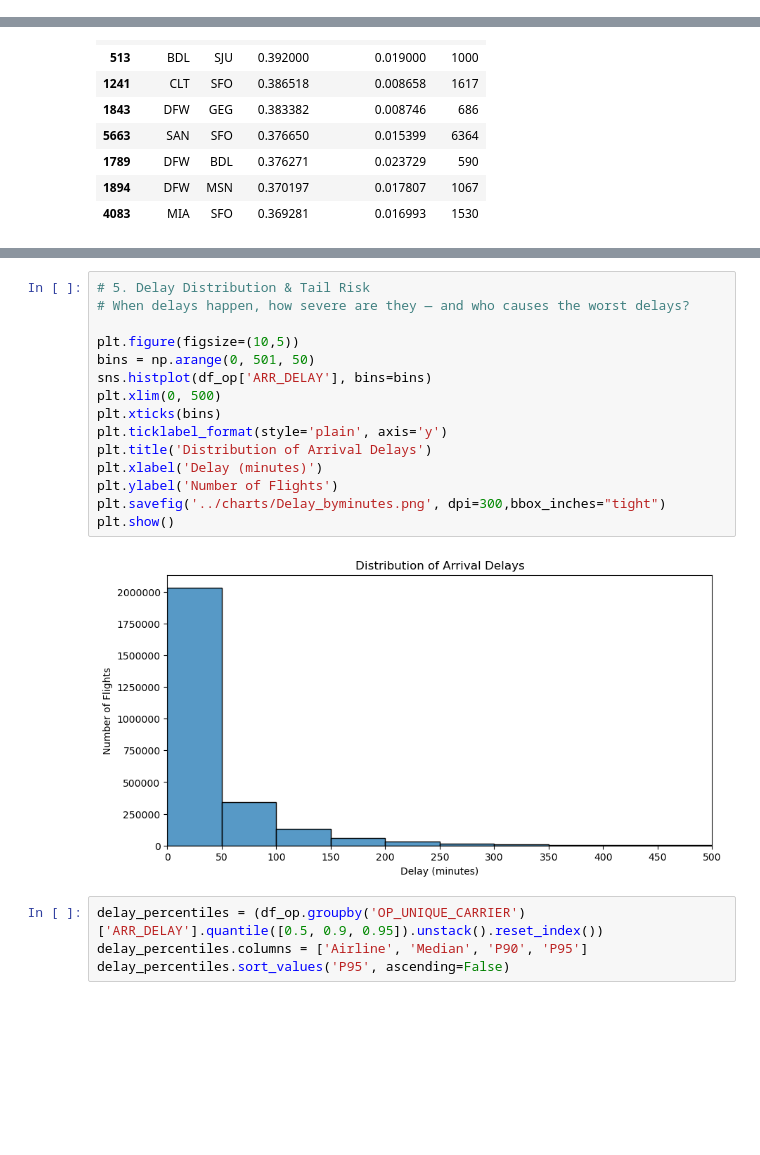
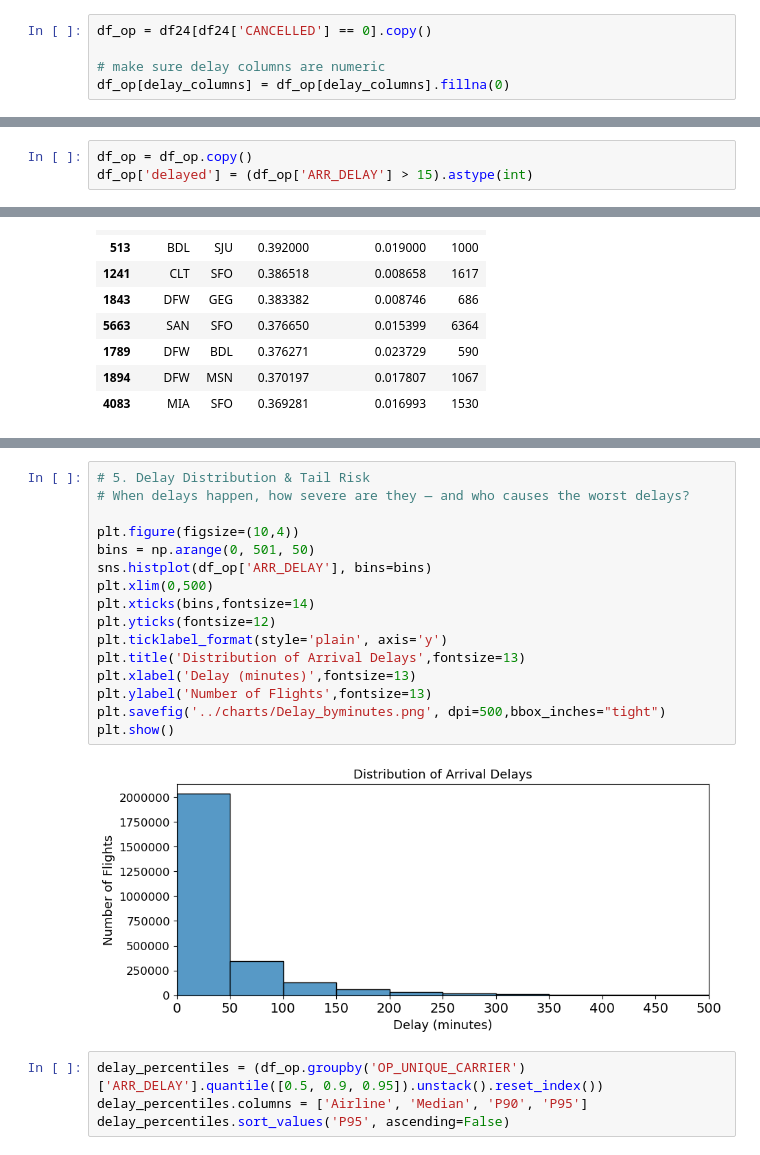
Before and after one commit to divyavegi/Capstone-Flight-Delay-and-Cancellation-, a Jupyter notebook: notebook/Flights.ipynb, the cells around one changed output, grey strips where cells are left out. Cells and saved outputs as stored; diff of their text form; blank space fills up the shorter version.

```diff
--- a/notebook/Flights.ipynb
+++ b/notebook/Flights.ipynb
@@ -374,0 +457,5 @@ cancel_rate
+# %%
+df_op = df24[df24['CANCELLED'] == 0].copy()
+
+# make sure delay columns are numeric
+df_op[delay_columns] = df_op[delay_columns].fillna(0)
@@ -415,3 +632,6 @@ plt.show()
+# %%
+df_op = df_op.copy()
+df_op['delayed'] = (df_op['ARR_DELAY'] > 15).astype(int)
 # %%
 #Airline Reliability & Consistency
 #Metrics: delay rate, avg delay, variability, extreme delays, cancellations
@@ -597,20 +881,21 @@ df24[(df24['ORIGIN']== 'EYW') & (df24['DEST']== 'DFW')]
 # %%
 # 5. Delay Distribution & Tail Risk
 # When delays happen, how severe are they — and who causes the worst delays?
 
-plt.figure(figsize=(10,5))
+plt.figure(figsize=(10,4))
 bins = np.arange(0, 501, 50)
 sns.histplot(df_op['ARR_DELAY'], bins=bins)
-plt.xlim(0, 500)
-plt.xticks(bins)
+plt.xlim(0,500)
+plt.xticks(bins,fontsize=14)
+plt.yticks(fontsize=12)
 plt.ticklabel_format(style='plain', axis='y')
-plt.title('Distribution of Arrival Delays')
-plt.xlabel('Delay (minutes)')
-plt.ylabel('Number of Flights')
-plt.savefig('../charts/Delay_byminutes.png', dpi=300,bbox_inches="tight")
+plt.title('Distribution of Arrival Delays',fontsize=13)
+plt.xlabel('Delay (minutes)',fontsize=13)
+plt.ylabel('Number of Flights',fontsize=13)
+plt.savefig('../charts/Delay_byminutes.png', dpi=500,bbox_inches="tight")
 plt.show()
 # %% [output]
-[figure, old version]
+[figure, new version]
 # %%
 delay_percentiles = (df_op.groupby('OP_UNIQUE_CARRIER')['ARR_DELAY'].quantile([0.5, 0.9, 0.95]).unstack().reset_index())
 delay_percentiles.columns = ['Airline', 'Median', 'P90', 'P95']
```
Also changed, not shown: parts of 48 cells of this notebook, 24 other files.
